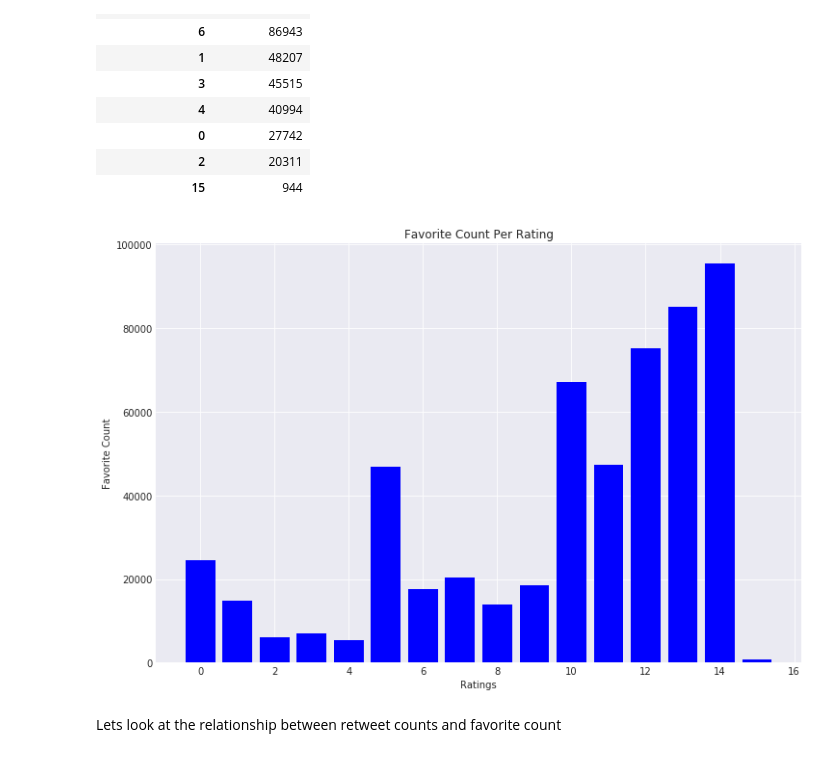
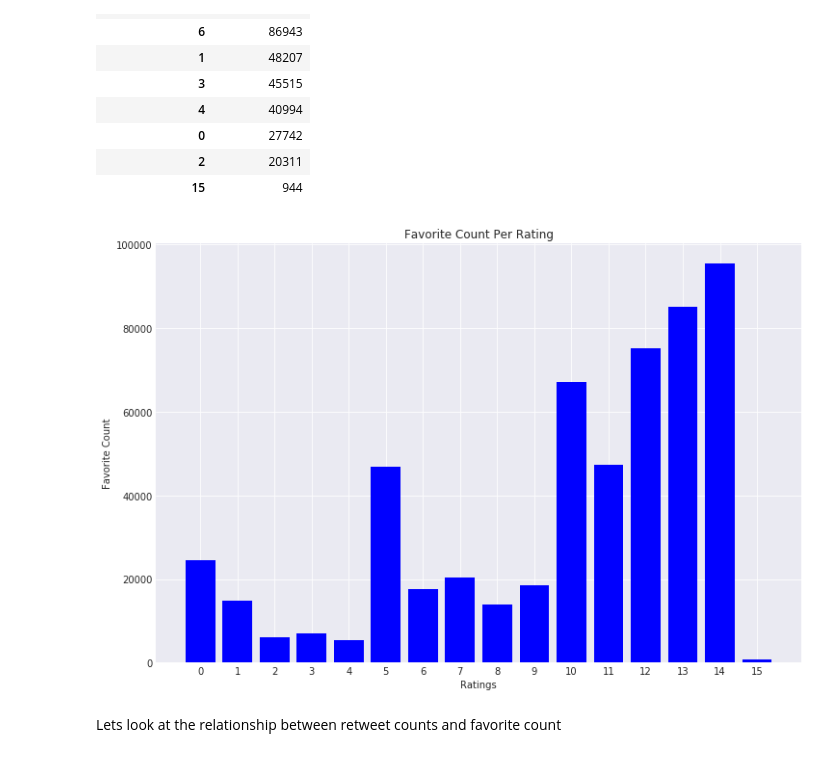
Before and after one commit to yaswaz/twitter_api, a Jupyter notebook: wrangle_act.ipynb, the cells around one changed output. Drawn from its saved outputs; the diff is of its cells as text; code cells hidden in the pictures.

Commit message:
Refactor: Commit adds xticks to barcharts

```diff
--- a/wrangle_act.ipynb
+++ b/wrangle_act.ipynb
@@ -1499,13 +1526,14 @@ twitter_archive_master.groupby(['rating_numerator']).sum()[['favorite_count']].s
 # %%
 # Plot Bar Chart
 plt.figure(figsize=(12, 8))
 plt.bar("rating_numerator", "favorite_count", data = twitter_archive_master, color = "blue")
 plt.xlabel("Ratings")
 plt.ylabel("Favorite Count")
 plt.title("Favorite Count Per Rating")
+plt.xticks(np.arange(0, 16, step=1))
 plt.show();
 # %% [output]
-[figure, old version]
+[figure, new version]
 # %% [markdown]
 Lets look at the relationship between retweet counts and favorite count
 # %%
```
Also changed, not shown: parts of 13 cells of this notebook.
